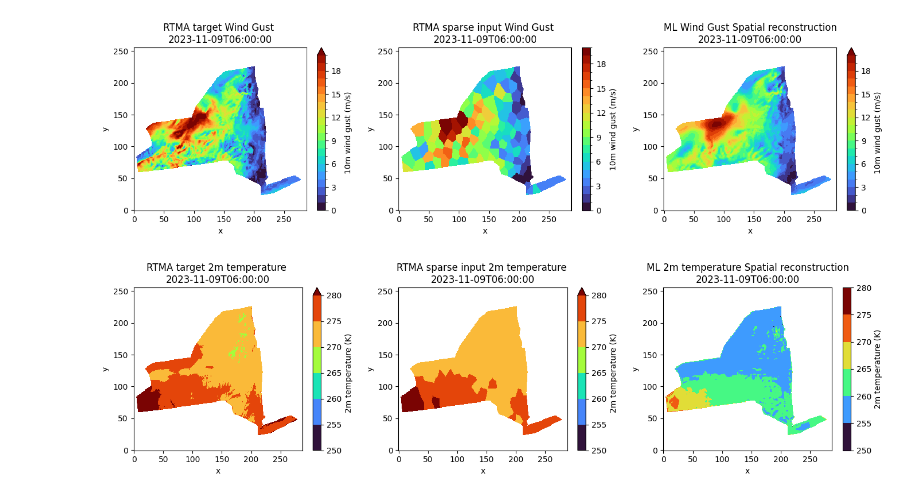
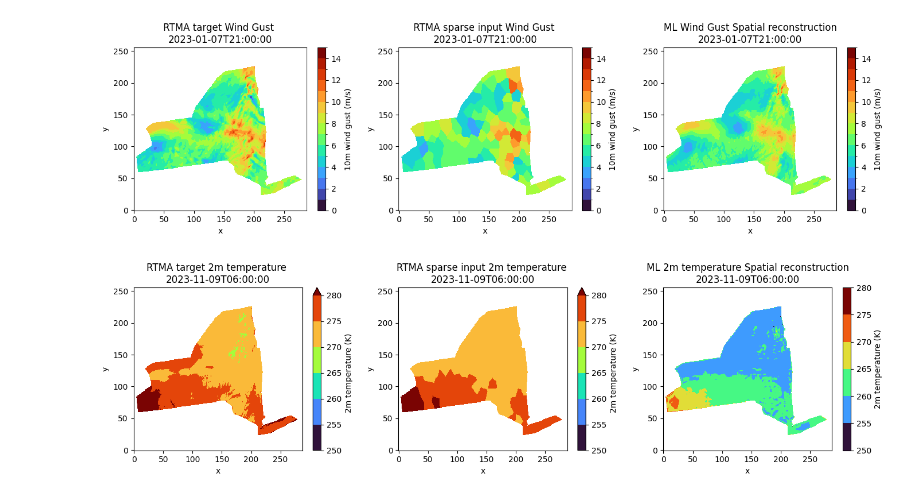
Before and after one commit to HarishBaki/Sparse_to_dense_meteorological_variables, a Jupyter notebook: TMRW_plots.ipynb, the cells around one changed output. Drawn from its saved outputs; the diff is of its cells as text; code cells hidden in the pictures.

Commit message:
Updated TMRW_Plots

```diff
--- a/TMRW_plots.ipynb
+++ b/TMRW_plots.ipynb
@@ -87,7 +87,7 @@ zarr_store  = 'data/RTMA.zarr'
 zarr_store_pred = 'data/RTMA_test.zarr'
 mask = xr.open_dataset('mask_2d.nc').mask
 # %%
-time_instance = '2023-11-09T06:00:00'
+time_instance = '2023-01-07T21:00:00'
 # %%
 from scipy.spatial import cKDTree
 from scipy.interpolate import griddata
@@ -152,8 +152,7 @@ def data_loader(variable,time_instance):
 # %%
 cmap = turbo_cmap
 variable = 'i10fg'
-levels = np.arange(0, 20.1, 1)
-time_instance = '2023-11-09T06:00:00'
+levels = np.arange(0, 15.1, 1)
 input_tensor,target_tensor = data_loader(variable,time_instance)
 pred = xr.open_zarr(zarr_store_pred)[variable].sel(time=time_instance).where(mask)
 # Create 1x2 subplots
@@ -165,35 +164,35 @@ test_plot = target_tensor.where(mask).plot(
     cmap=cmap,
     levels=levels,
     add_colorbar=True,
     cbar_kwargs={'label': '10m wind gust (m/s)'}
 )
 axes[0].set_title('RTMA target Wind Gust \n' + time_instance, fontsize=12)
 
 # Plot input data
 test_plot = input_tensor[0,...].where(mask).plot(
     ax=axes[1],
     cmap=cmap,
     levels=levels,
     add_colorbar=True,
     cbar_kwargs={'label': '10m wind gust (m/s)'}
 )
 axes[1].set_title('RTMA sparse input Wind Gust \n' + time_instance, fontsize=12)
 
 # Plot prediction
 pred_plot = pred.plot(
     ax=axes[2],
     cmap=cmap,
     levels=levels,
     add_colorbar=True,
     cbar_kwargs={'label': '10m wind gust (m/s)'}
 )
 axes[2].set_title('ML Wind Gust Spatial reconstruction\n' + time_instance, fontsize=12)
 
 plt.tight_layout()
 
-plt.savefig(FIG_DIR+'/RTMA_Wind_Gust_sparse_to_dense.png', dpi=300)
+plt.savefig(FIG_DIR+'/RTMA_Wind_Gust_sparse_to_dense_.png', dpi=300)
 # %% [output]
-[figure, old version]
+[figure, new version]
 # %%
 cmap = turbo_cmap
 variable = 't2m'
```
Also changed, not shown: parts of 2 cells of this notebook.
